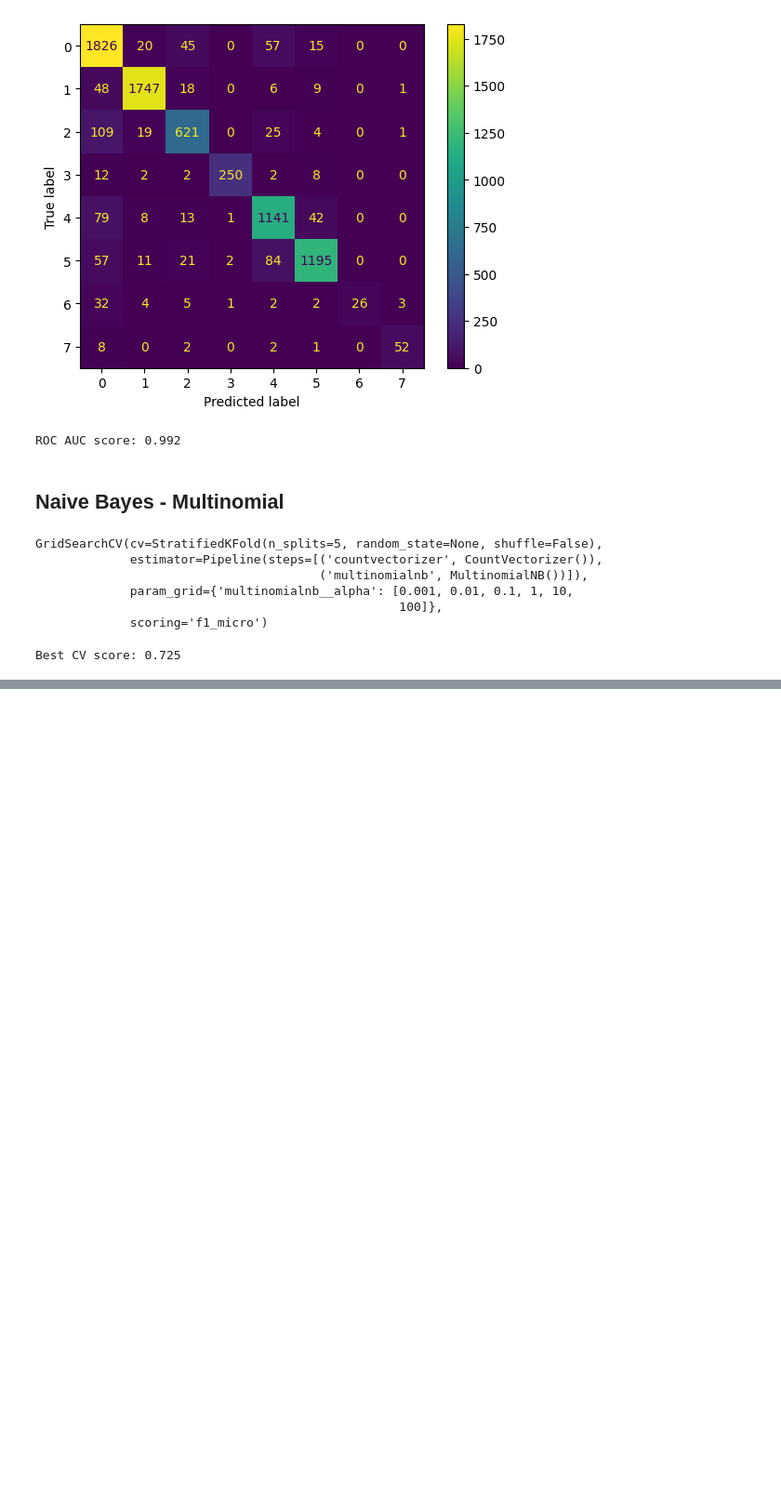
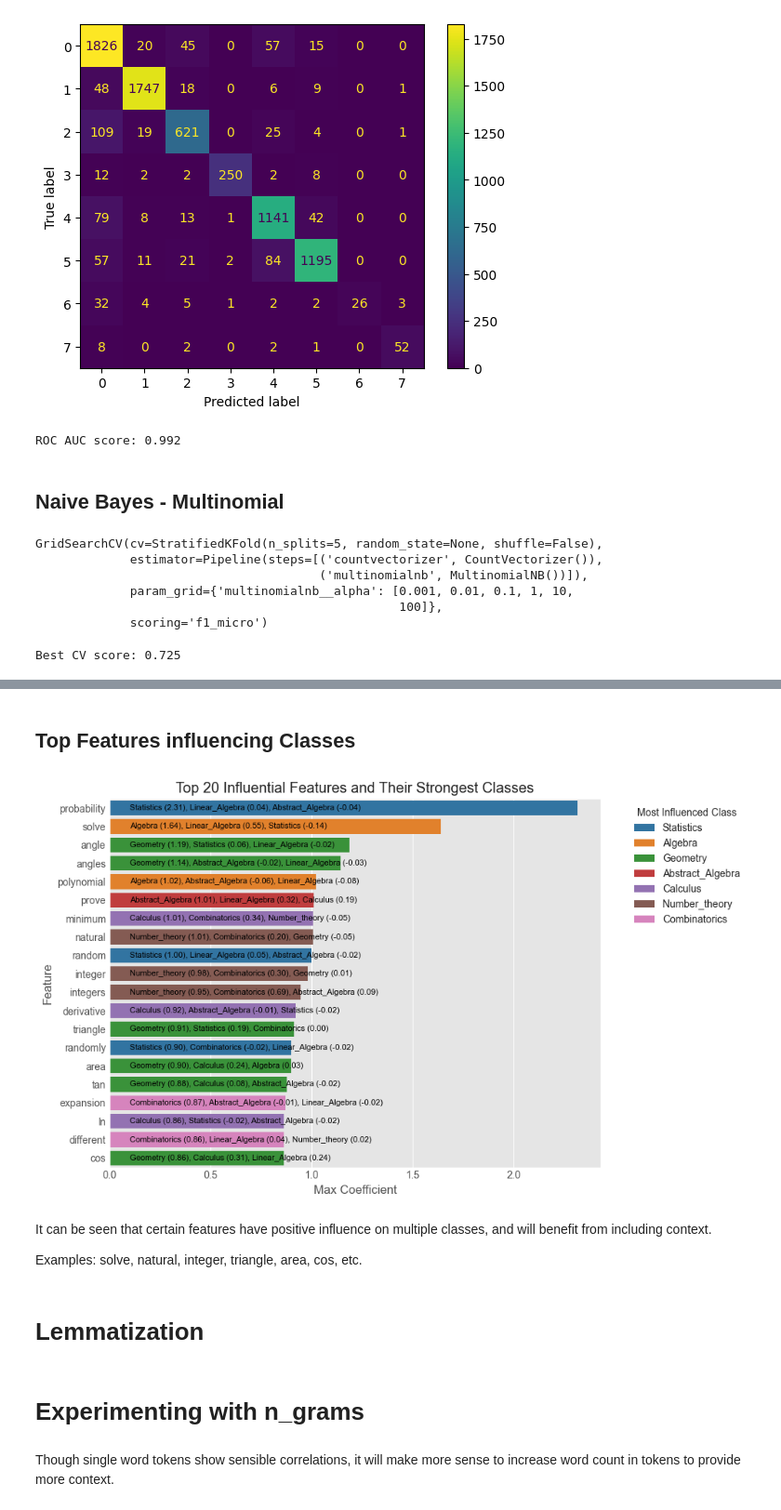
Before and after one commit to abhaykukade/classifying_math_prob_nlp, a Jupyter notebook: main.ipynb, the cells around one changed output, grey strips where cells are left out. Shown at 93% size. Cells and saved outputs as stored; diff of their text form; code cells hidden in the pictures; blank space fills up the shorter version.

```diff
--- a/main.ipynb
+++ b/main.ipynb
@@ -242,0 +370,5 @@ Best CV score: 0.725
+# %%
+vect = grid.best_estimator_.named_steps['countvectorizer']
+X_train = vect.transform(text_train)
+sel_rows = np.where(X_train[:, vect.vocabulary_.get('25')].toarray().ravel())[0]
+text_train[sel_rows[:5]]
@@ -242,0 +382,54 @@ Best CV score: 0.725
+# %% [markdown]
+## Top Features influencing Classes
+# %%
+def plot_top_features_influencing_classes(grid, vect, model, top_n=20):
+    model = grid.best_estimator_.named_steps[model]
+    vect = grid.best_estimator_.named_steps[vect]
+    feature_names = vect.get_feature_names_out()
+    coef = model.coef_  # shape: (n_classes, n_features)
+    class_labels = model.classes_
+
+    max_coef = coef.max(axis=0)
+    top_features_idx = np.argsort(max_coef)[-top_n:][::-1]
+
+    data = []
+    for idx in top_features_idx:
+        feature = feature_names[idx]
+        weights = coef[:, idx]
+        top_classes_idx = np.argsort(weights)[-3:][::-1]
+        influenced_classes = [(category[i], weights[i]) for i in top_classes_idx]
+        label_str = ", ".join(f"{c} ({w:.2f})" for c, w in influenced_classes)
+        most_influential = category[top_classes_idx[0]]
+        data.append((feature, max_coef[idx], label_str, most_influential))
+
+    df = pd.DataFrame(data, columns=["Feature", "Max Coefficient", "Top Classes", "Main Class"])
+
+    # Plot
+    plt.figure(figsize=(10, top_n * 0.3))
+    ax = sns.barplot(data=df, y="Feature", x="Max Coefficient", hue="Main Class", dodge=False, palette="tab10")
+
+    for i, label in enumerate(df["Top Classes"]):
+        ax.text(0.1, i, label, va='center', fontsize=8, color='black')
+
+    plt.title(f"Top {top_n} Influential Features and Their Strongest Classes")
+    plt.xlabel("Max Coefficient")
+    plt.ylabel("Feature")
+    plt.legend(title="Most Influenced Class", bbox_to_anchor=(1.05, 1), loc='upper left')
+    plt.tight_layout()
+    plt.show()
+
+    return df
+# %%
+tfic_df = plot_top_features_influencing_classes(grid, 'countvectorizer', 'logisticregression')
+# %% [output]
+[figure, added]
+# %% [markdown]
+It can be seen that certain features have positive influence on multiple classes, and will benefit from including context.
+
+Examples: solve, natural, integer, triangle, area, cos, etc.
+# %% [markdown]
+# Lemmatization
+# %% [markdown]
+# Experimenting with n_grams
+# %% [markdown]
+Though single word tokens show sensible correlations, it will make more sense to increase word count in tokens to provide more context.
```
Also changed, not shown: parts of 20 cells of this notebook.
